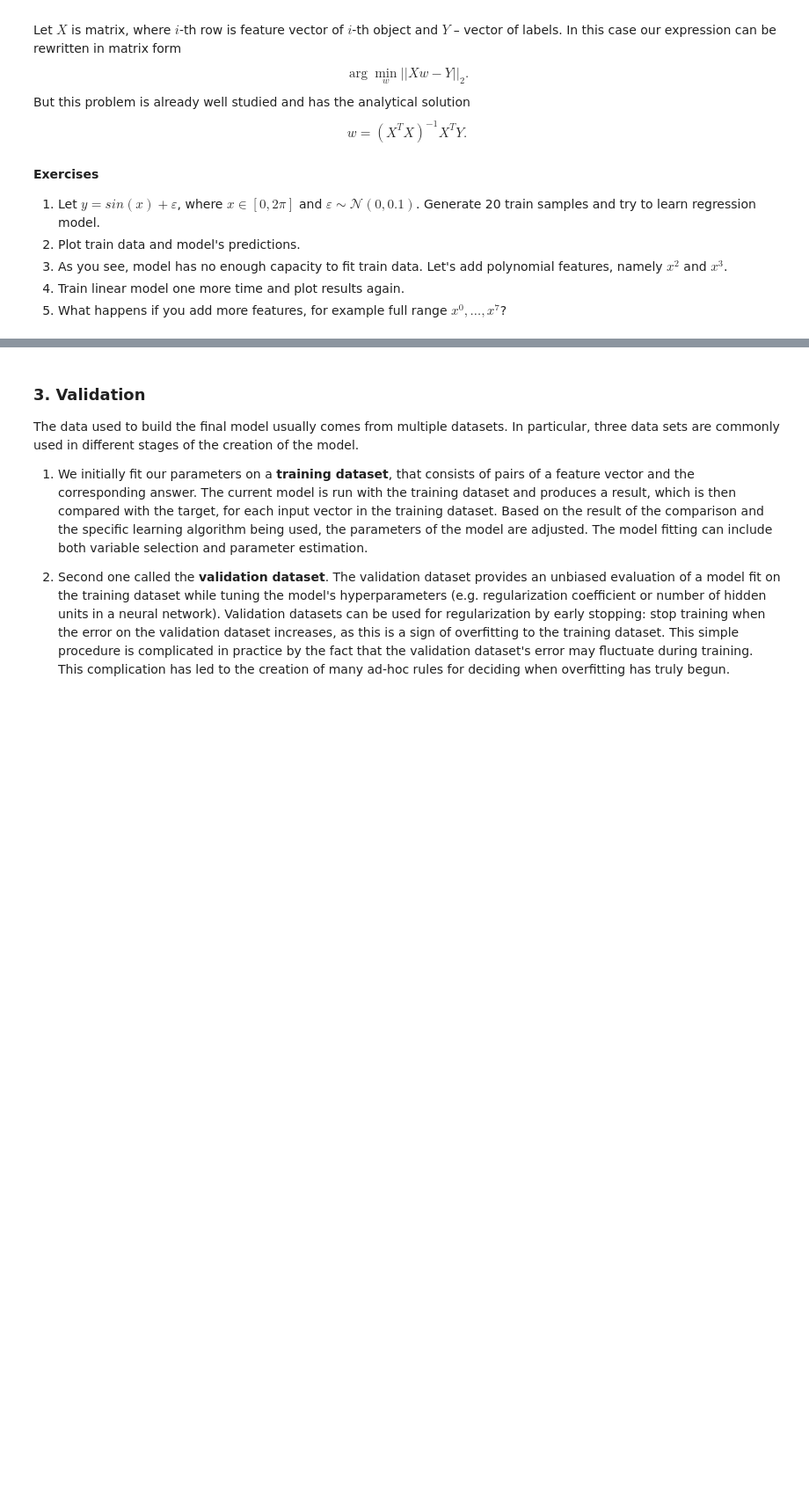
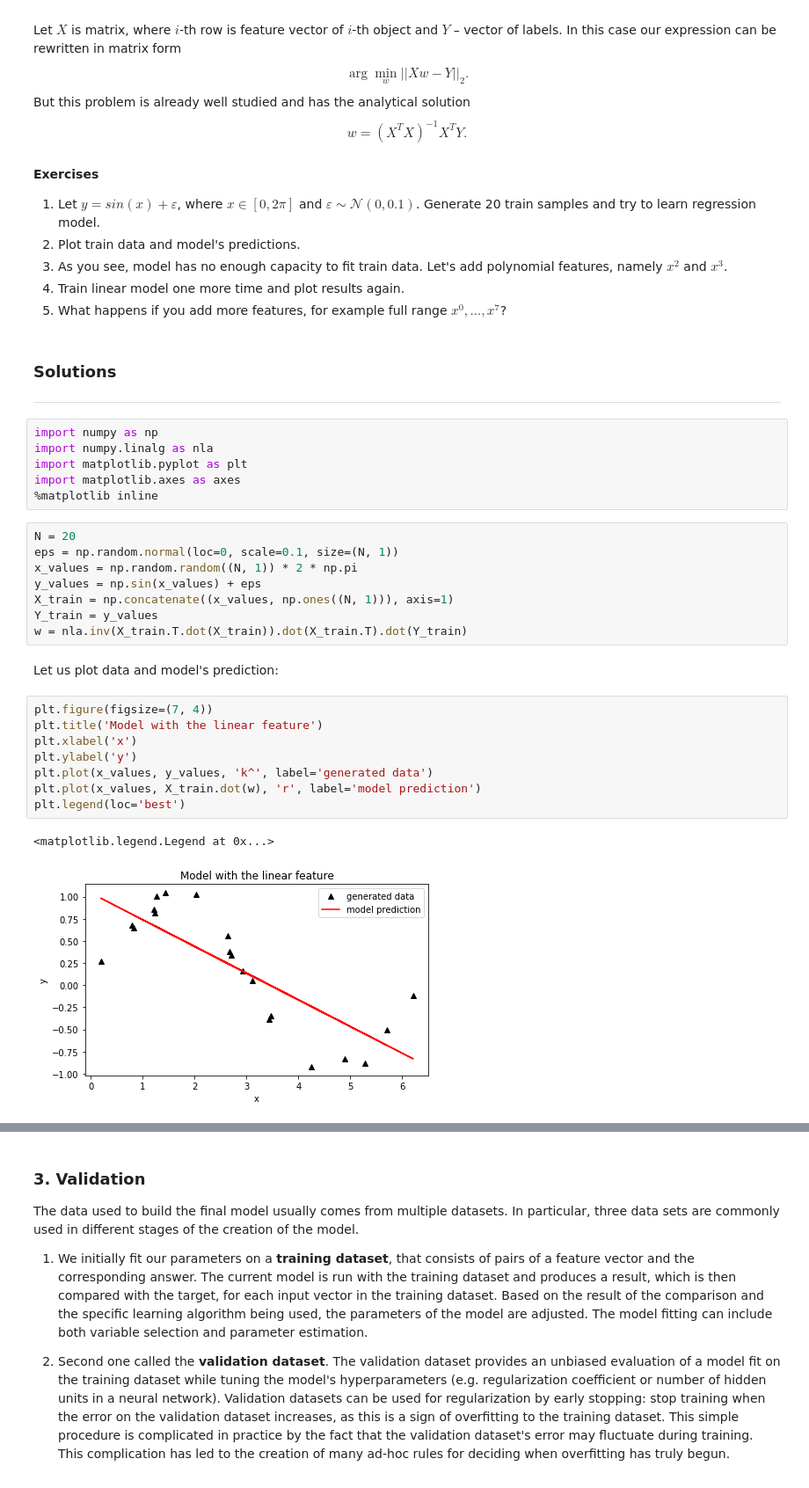
Before and after one commit to slayff/squad, a Jupyter notebook: lab-1.ipynb, the cells around one changed output, grey strips where cells are left out. Shown: that part at 88% size. Cells and saved outputs as stored; diff of their text form; blank space fills up the shorter version.

```diff
--- a/lab-1.ipynb
+++ b/lab-1.ipynb
@@ -56,3 +56,33 @@ $$w = (X^TX)^{-1}X^TY.$$
 3. As you see, model has no enough capacity to fit train data. Let's add polynomial features, namely $x^2$ and $x^3$.
 4. Train linear model one more time and plot results again.
 5. What happens if you add more features, for example full range $x^{0},\dots,x^{7}$?
+# %% [markdown]
+### Solutions
+---
+# %%
+import numpy as np
+import numpy.linalg as nla
+import matplotlib.pyplot as plt
+import matplotlib.axes as axes
+%matplotlib inline
+# %%
+N = 20
+eps = np.random.normal(loc=0, scale=0.1, size=(N, 1))
+x_values = np.random.random((N, 1)) * 2 * np.pi
+y_values = np.sin(x_values) + eps
+X_train = np.concatenate((x_values, np.ones((N, 1))), axis=1)
+Y_train = y_values
+w = nla.inv(X_train.T.dot(X_train)).dot(X_train.T).dot(Y_train)
+# %% [markdown]
+Let us plot data and model's prediction:
+# %%
+plt.figure(figsize=(7, 4))
+plt.title('Model with the linear feature')
+plt.xlabel('x')
+plt.ylabel('y')
+plt.plot(x_values, y_values, 'k^', label='generated data')
+plt.plot(x_values, X_train.dot(w), 'r', label='model prediction')
+plt.legend(loc='best')
+# %% [output]
+<matplotlib.legend.Legend at 0x...>
+[figure, added]
```
Also changed, not shown: parts of 7 cells of this notebook, 1 other file.
